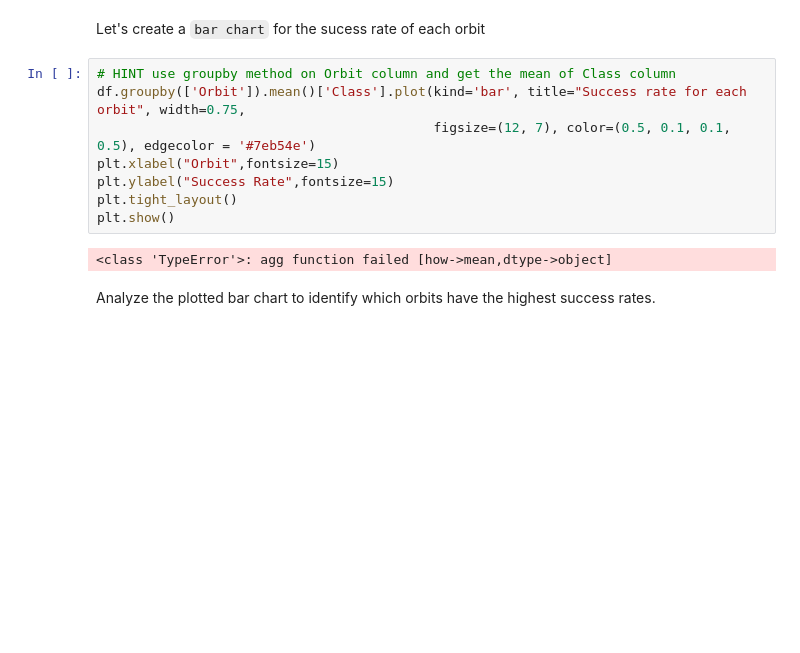
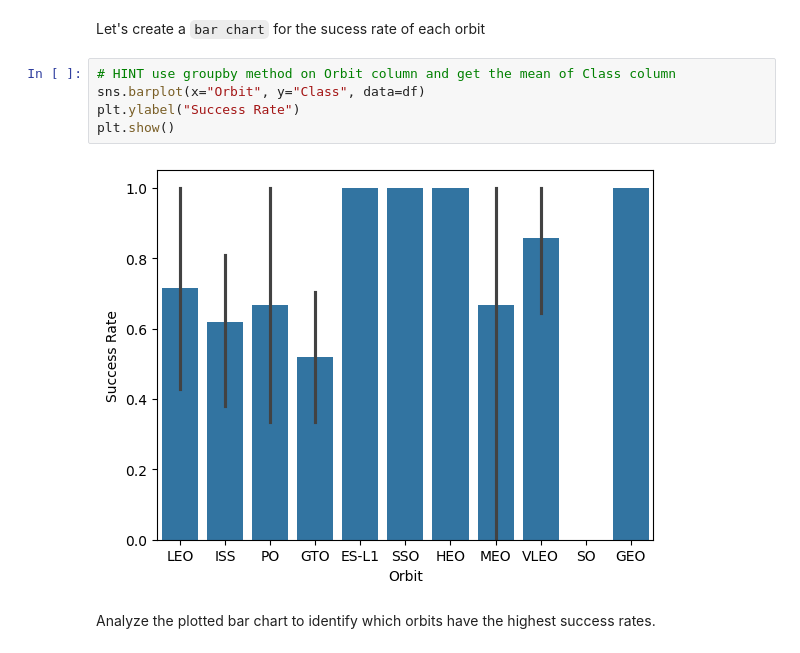
Before and after one commit to Navatha10/SpaceX-Falcon-9, a Jupyter notebook: edadataviz.ipynb, the cells around one changed output. Saved outputs shown, nothing was run; the diff lists cells and outputs as text; blank space fills up the shorter version.

```diff
--- a/edadataviz.ipynb
+++ b/edadataviz.ipynb
@@ -126,14 +126,11 @@ Next, we want to visually check if there are any relationship between success ra
 Let's create a `bar chart` for the sucess rate of each orbit
 # %%
 # HINT use groupby method on Orbit column and get the mean of Class column
-df.groupby(['Orbit']).mean()['Class'].plot(kind='bar', title="Success rate for each orbit", width=0.75,
-                                           figsize=(12, 7), color=(0.5, 0.1, 0.1, 0.5), edgecolor = '#7eb54e')
-plt.xlabel("Orbit",fontsize=15)
-plt.ylabel("Success Rate",fontsize=15)
-plt.tight_layout()
+sns.barplot(x="Orbit", y="Class", data=df)
+plt.ylabel("Success Rate")
 plt.show()
 # %% [output]
-<class 'TypeError'>: agg function failed [how->mean,dtype->object]
+[figure, added]
 # %% [markdown]
 Analyze the plotted bar chart to identify which orbits have the highest success rates.
 # %% [markdown]
```
